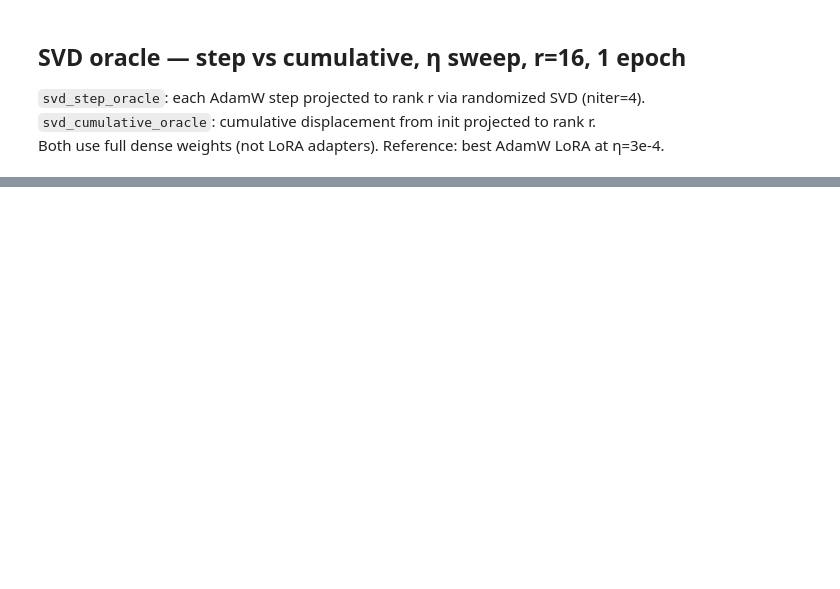
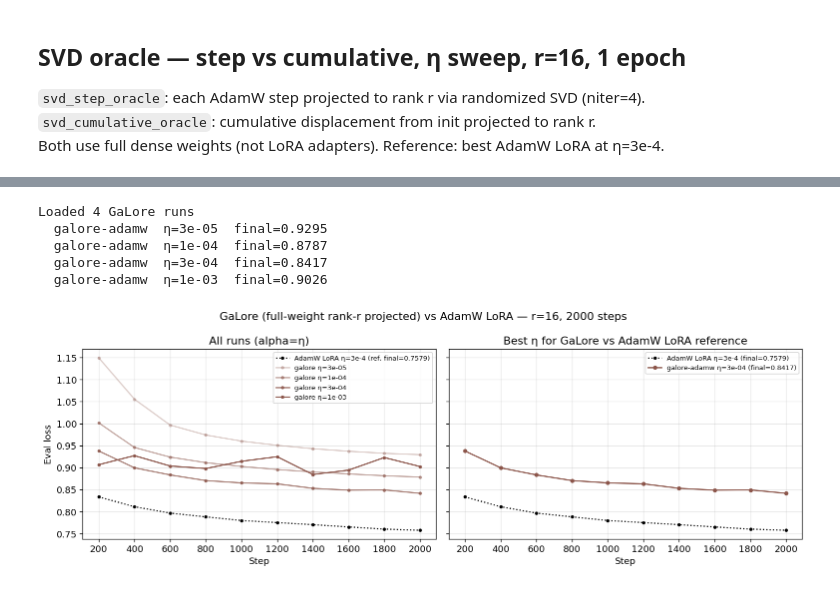
Before and after one commit to nikhilgsh/lora-optimizers, a Jupyter notebook: notebooks/sweep_analysis.ipynb, the cells around one changed output, grey strips where cells are left out. Saved outputs shown, nothing was run; the diff lists cells and outputs as text; code cells hidden in the pictures; blank space fills up the shorter version.

```diff
--- a/notebooks/sweep_analysis.ipynb
+++ b/notebooks/sweep_analysis.ipynb
@@ -230,0 +518,71 @@ else:
+# %%
+galore_runs = load_sweep("galore_2k") if _has_runs("galore_2k") else []
+print(f"Loaded {len(galore_runs)} GaLore runs")
+for cfg, evs in sorted(galore_runs, key=lambda x: x[0]["lr"]):
+    print(f"  galore-adamw  η={cfg['lr']:.0e}  final={evs[-1]['eval_loss']:.4f}")
+
+DIVERGE_THRESHOLD_GA = 1.5
+ga_keep = [(c, e) for c, e in galore_runs if _max_loss(e) < DIVERGE_THRESHOLD_GA]
+ga_drop = [(c, e) for c, e in galore_runs if _max_loss(e) >= DIVERGE_THRESHOLD_GA]
+for cfg, evs in ga_drop:
+    print(f"  [filtered] η={cfg['lr']:.0e} max={_max_loss(evs):.3f} final={evs[-1]['eval_loss']:.3f}")
+
+# AdamW reference: best entry from the merged optim_compare runs
+adamw_ref_run = None
+for cfg, evs in oc_keep:
+    if cfg["optimizer"] == "adamw" and abs(cfg["lr"] - 3e-4) < 1e-9:
+        adamw_ref_run = (cfg, evs); break
+
+LRS_ga = sorted({cfg["lr"] for cfg, _ in ga_keep})
+lr_alphas_ga = {lr: 0.3 + 0.7 * i / max(len(LRS_ga) - 1, 1) for i, lr in enumerate(LRS_ga)}
+
+fig, axes = plt.subplots(1, 2, figsize=(13, 4.5), sharey=True)
+GALORE_COLOR = "#8c564b"
+
+# Left: all GaLore runs (alpha=η)
+ax = axes[0]
+if adamw_ref_run is not None:
+    cfg, evs = adamw_ref_run
+    ax.plot([e["step"] for e in evs], [e["eval_loss"] for e in evs],
+            color="black", lw=1.5, ls=":", marker="o", markersize=3,
+            label=f"AdamW LoRA η=3e-4 (ref, final={evs[-1]['eval_loss']:.4f})")
+for cfg, evs in sorted(ga_keep, key=lambda x: x[0]["lr"]):
+    lr = cfg["lr"]
+    steps = [e["step"] for e in evs]; losses = [e["eval_loss"] for e in evs]
+    ax.plot(steps, losses, color=GALORE_COLOR, alpha=lr_alphas_ga[lr],
+            marker="o", markersize=3, label=f"galore η={lr:.0e}")
+ax.set_xlabel("Step"); ax.set_ylabel("Eval loss")
+ax.grid(True, alpha=0.3)
+ax.xaxis.set_major_locator(ticker.MultipleLocator(200))
+ax.set_title("All runs (alpha=η)")
+ax.legend(fontsize=8, loc="upper right")
+
+# Right: best GaLore vs AdamW reference
+ax = axes[1]
+if adamw_ref_run is not None:
+    cfg, evs = adamw_ref_run
+    ax.plot([e["step"] for e in evs], [e["eval_loss"] for e in evs],
+            color="black", lw=1.5, ls=":", marker="o", markersize=3,
+            label=f"AdamW LoRA η=3e-4 (final={evs[-1]['eval_loss']:.4f})")
+if ga_keep:
+    best = min(ga_keep, key=lambda x: x[1][-1]["eval_loss"])
+    cfg, evs = best
+    ax.plot([e["step"] for e in evs], [e["eval_loss"] for e in evs],
+            color=GALORE_COLOR, marker="o", markersize=4,
+            label=f"galore-adamw η={cfg['lr']:.0e} (final={evs[-1]['eval_loss']:.4f})")
+ax.set_xlabel("Step")
+ax.grid(True, alpha=0.3)
+ax.xaxis.set_major_locator(ticker.MultipleLocator(200))
+ax.set_title("Best η for GaLore vs AdamW LoRA reference")
+ax.legend(fontsize=8)
+
+fig.suptitle("GaLore (full-weight rank-r projected) vs AdamW LoRA — r=16, 2000 steps")
+fig.tight_layout()
+plt.show()
+# %% [output]
+Loaded 4 GaLore runs
+  galore-adamw  η=3e-05  final=0.9295
+  galore-adamw  η=1e-04  final=0.8787
+  galore-adamw  η=3e-04  final=0.8417
+  galore-adamw  η=1e-03  final=0.9026
+[figure, added]
```
Also changed, not shown: parts of 9 cells of this notebook, 2 other files.
